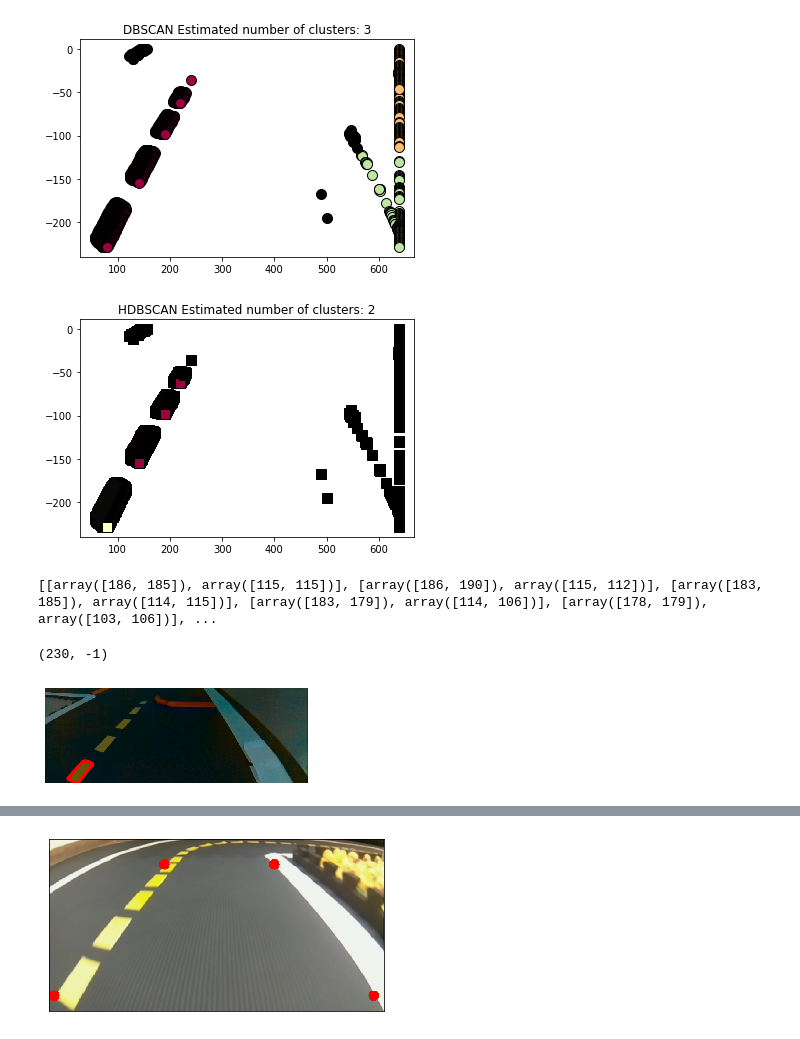
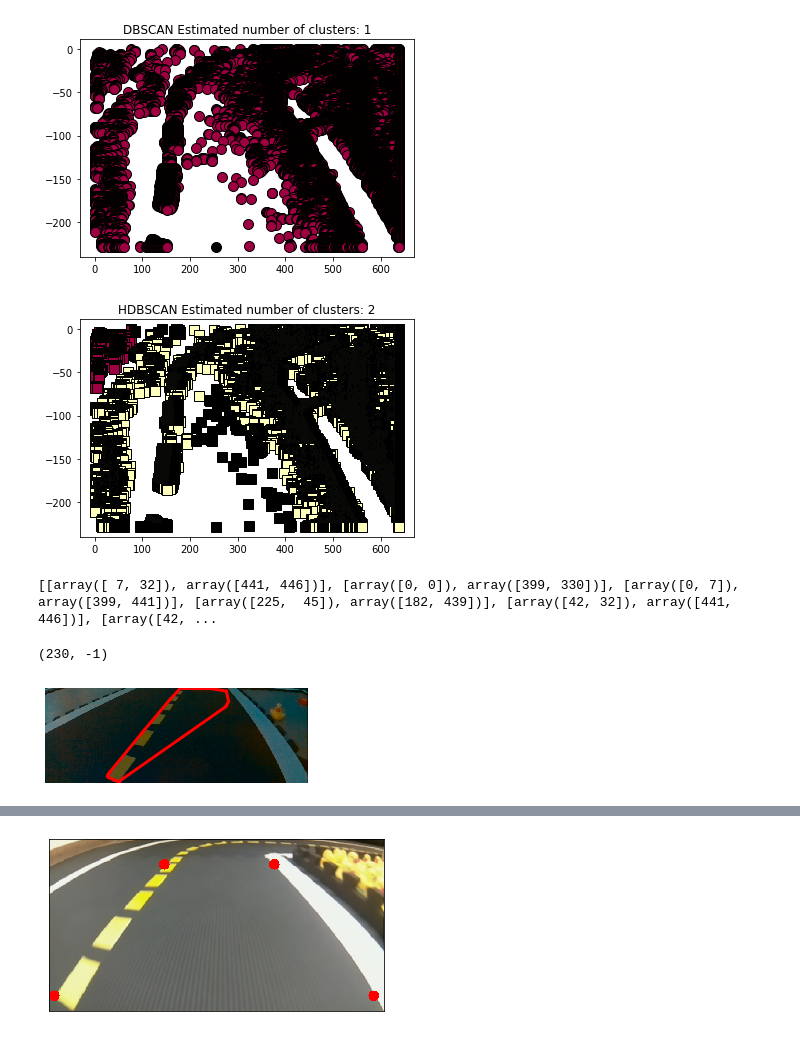
Before and after one commit to Laboratory-of-Embodied-Intelligence/line-detector, a Jupyter notebook: jupyter/main.ipynb, the cells around one changed output, grey strips where cells are left out. Saved outputs shown, nothing was run; the diff lists cells and outputs as text; code cells hidden in the pictures.

```diff
--- a/jupyter/main.ipynb
+++ b/jupyter/main.ipynb
@@ -11,12 +11,14 @@ def imShow(img):
     plt.xticks([]), plt.yticks([])
     plt.show()
 
-road = cv2.imread("images_from_itmo/image2.png")
+road = cv2.imread("images_from_itmo/image5.png")
 jb   = cv2.imread("jb_2.png")
 jb   = cv2.resize(jb, (640, 480))
 jb   = cv2.cvtColor(jb, cv2.COLOR_BGR2RGB)
+
 road = cv2.resize(road, (640, 480))
 road = cv2.cvtColor(road, cv2.COLOR_BGR2RGB)
+#road = jb
 imShow(road)
 imShow(jb)
 print(road.shape)
@@ -170,0 +164,7 @@ imShow(b)
+# %%
+L =  cv2.normalize(L, None, alpha=0, beta=255, norm_type=cv2.NORM_MINMAX, dtype=cv2.CV_32F).astype('uint8')
+a =  cv2.normalize(a, None, alpha=0, beta=255, norm_type=cv2.NORM_MINMAX, dtype=cv2.CV_32F).astype('uint8')
+b =  cv2.normalize(b, None, alpha=0, beta=255, norm_type=cv2.NORM_MINMAX, dtype=cv2.CV_32F).astype('uint8')
+imShow(L)
+imShow(a)
+imShow(cv2.bitwise_not(b))
@@ -171,19 +175,21 @@ imShow(b)
 # %%
-_, thresh_b = cv2.threshold(b, 0, 255, cv2.THRESH_OTSU + cv2.THRESH_BINARY)
-otsu_thresh, thresh_L = cv2.threshold(L, 120, 255, cv2.THRESH_OTSU + cv2.THRESH_BINARY)
-otsu_thresh, thresh_a = cv2.threshold(a, 150, 255, cv2.THRESH_OTSU + cv2.THRESH_BINARY)
+_, thresh_b = cv2.threshold(b, 0, 2, cv2.THRESH_OTSU + cv2.THRESH_BINARY)
+otsu_thresh, thresh_L = cv2.threshold(L, 150, 255, cv2.THRESH_BINARY)
+otsu_thresh, thresh_a = cv2.threshold(a, 0, 255, cv2.THRESH_OTSU + cv2.THRESH_BINARY)
+
 kernel = np.ones((3,20),np.uint8)
 #erosion = cv2.erode(thresh_b,kernel,iterations = 2)
-closing = cv2.morphologyEx(thresh_b, cv2.MORPH_OPEN, kernel)
-closing = cv2.morphologyEx(closing, cv2.MORPH_OPEN, kernel)
+closing = cv2.morphologyEx(thresh_b, cv2.MORPH_CLOSE, kernel)
+closing = cv2.morphologyEx(closing, cv2.MORPH_CLOSE, kernel)
 
-imShow(closing)
+white = thresh_L-thresh_b
+
 imShow(thresh_b)
 imShow(thresh_a)
 imShow(thresh_L)
-thresh_comb = cv2.bitwise_and( thresh_b, thresh_L )
-#thresh_comb = thresh_L
-imShow(thresh_comb)
+imShow(white)
+
+thresh_comb = white
 
 print(thresh_L.shape)
 # %% [output]
@@ -204,7 +209,7 @@ maxpoints=35000
 proxthresh=0.09
 
 binimg = thresh_comb
-X = np.transpose(np.where(binimg == 255))
+X = np.transpose(np.where(binimg > 5))
 Xslice = X
 nsample = len(Xslice)
 if nsample > maxpoints:
@@ -255,35 +260,35 @@ colors = [plt.cm.Spectral(each)
           for each in np.linspace(0, 1, len(unique_labels))]
 for k, col in zip(unique_labels, colors):
     if k == -1:
         # Black used for noise.
         col = [0, 0, 0, 1]
 
     class_member_mask = (labels == k)
 
     xy = X[class_member_mask & core_samples_mask]
     plt.plot(xy[:, 1], -xy[:, 0], 's', markerfacecolor=tuple(col),
              markeredgecolor='k', markersize=10)
 
     xy = X[class_member_mask & ~core_samples_mask]
     plt.plot(xy[:, 1], -xy[:, 0], 's', markerfacecolor=tuple(col),
              markeredgecolor='k', markersize=10)
 
 plt.title('HDBSCAN Estimated number of clusters: %d' % n_clusters_)
 plt.show()
 
 
 maxclustpt = 0
 for k in unique_labels:
     class_members = [index[0] for index in np.argwhere(labels == k)]
     if k == 2:
         points = Xslice[class_members]
         hull = sp.spatial.ConvexHull(points)
         maxclustpt = len(class_members)
         borderseg = [[points[simplex,0], points[simplex,1]] for simplex
                       in hull.simplices]
 # %% [output]
-[figure, old version]
+[figure, new version]
-[figure, old version]
+[figure, new version]
 # %%
 print(borderseg)
 borderseg = sorted(borderseg, key=lambda pair: pair[1][0], reverse=True)
@@ -298,9 +303,9 @@ for vseg, hseg in borderseg:
 axborder.set_xlim(0, binimg.shape[1]-1)
 axborder.set_ylim(binimg.shape[0], -1)
 # %% [output]
-[[array([186, 185]), array([115, 115])], [array([186, 190]), array([115, 112])], [array([183, 185]), array([114, 115])], [array([183, 179]), array([114, 106])], [array([178, 179]), array([103, 106])], ...
+[[array([ 7, 32]), array([441, 446])], [array([0, 0]), array([399, 330])], [array([0, 7]), array([399, 441])], [array([225,  45]), array([182, 439])], [array([42, 32]), array([441, 446])], [array([42, ...
 (230, -1)
-[figure, old version]
+[figure, new version]
 # %%
 contours, hierarchy = cv2.findContours(thresh_L, cv2.RETR_TREE, cv2.CHAIN_APPROX_SIMPLE)
 img = cv2.cvtColor(limg, cv2.COLOR_LAB2BGR)
```
Also changed, not shown: parts of 12 cells of this notebook.
